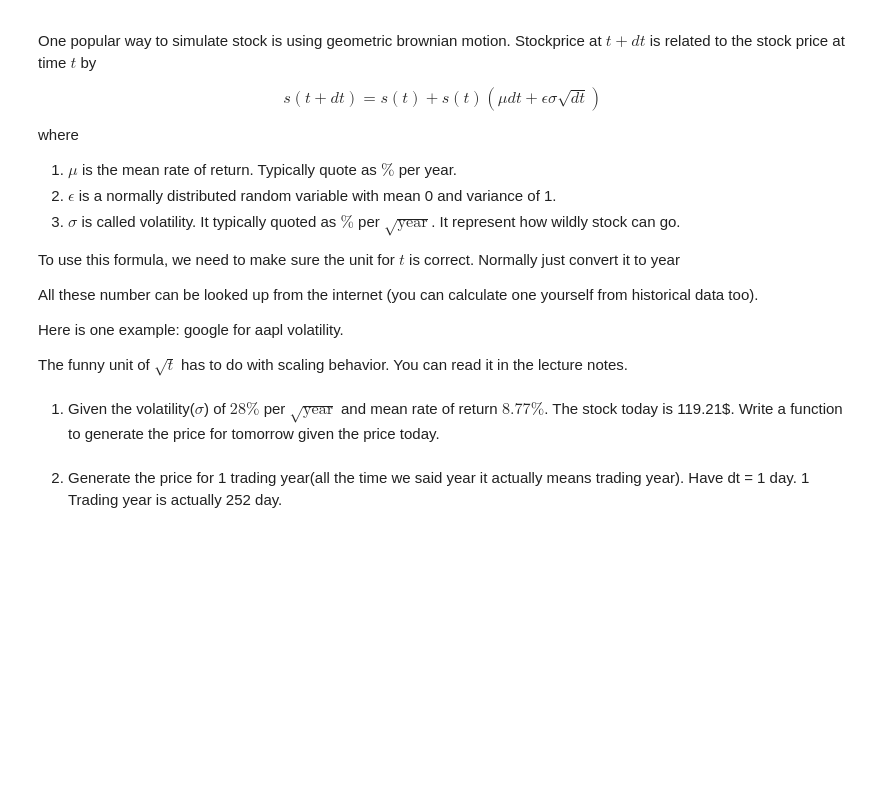
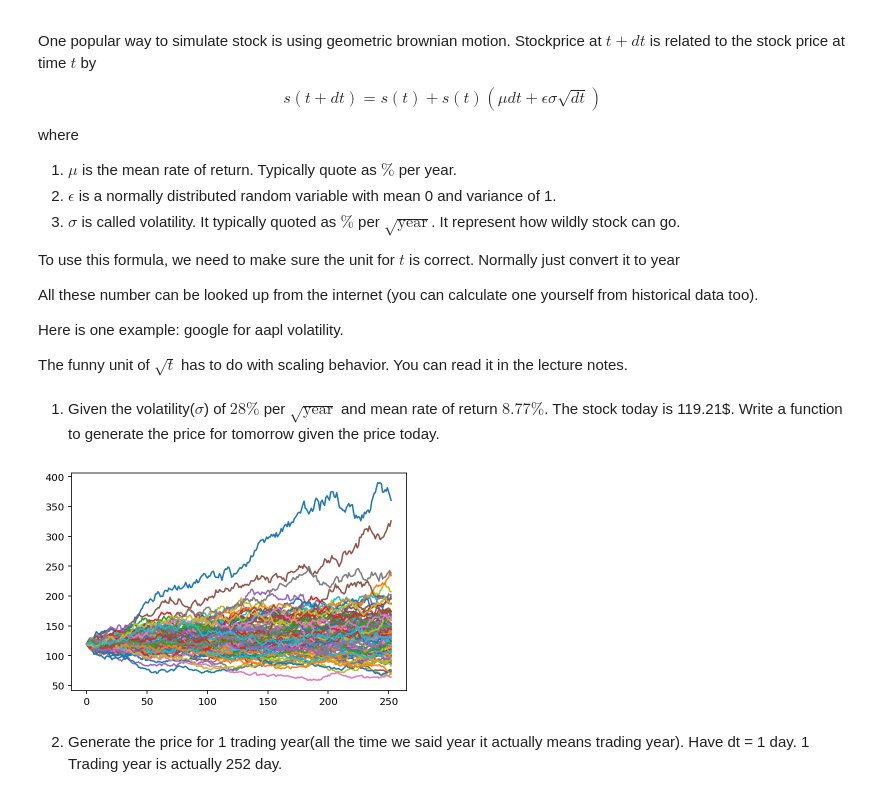
Before and after one commit to MUIC-Numerical-Methods-2018/Exercise-6, a Jupyter notebook: Monte Carlo.ipynb, the cells around one changed output. Saved outputs shown, nothing was run; the diff lists cells and outputs as text; code cells hidden in the pictures; blank space fills up the shorter version.

```diff
--- a/Monte Carlo.ipynb
+++ b/Monte Carlo.ipynb
@@ -254,6 +328,42 @@ Here is one example: google for aapl volatility.
 The funny unit of $\sqrt{t}$ has to do with scaling behavior. You can read it in the lecture notes.
 # %% [markdown]
 1) Given the volatility($\sigma$) of $28\%$ per $\sqrt{\text{year}}$ and mean rate of return $8.77\%$. The stock today is 119.21$. Write a function to generate the price for tomorrow given the price today.
+# %%
+def price_next(s: float, dt: float , mu: float, sigma: float):
+    return s + s*(mu*dt + np.random.randn()*sigma*np.sqrt(dt))
+
+price_next(10, 1., 0.08, 0.28)
+
+from dataclasses import dataclass
+
+@dataclass
+class StockSim:
+    s: float
+    dt: float
+    mu: float
+    sigma: float
+
+    def gen_yearly(self, n=252):
+        ret = []
+        ret.append(self.s)
+        s = self.s
+        for i in range(n):
+            s = price_next(s=s, dt=self.dt, mu=self.mu, sigma=self.sigma)
+            ret.append(s)
+        return np.array(ret)
+
+
+s = 119.21
+mu = 0.0877
+sigma = 0.28
+dt = 1/252.
+
+stock_sim = StockSim(s=s, mu=mu, sigma=sigma, dt=1/252)
+# print(stock_sim.gen_yearly())
+for i in range(100):
+    plt.plot(stock_sim.gen_yearly())
+# %% [output]
+[figure, added]
 # %% [markdown]
 2) Generate the price for 1 trading year(all the time we said year it actually means trading year). Have dt = 1 day. 1 Trading year is actually 252 day.
 # %% [markdown]
```
Also changed, not shown: parts of 7 cells of this notebook.
